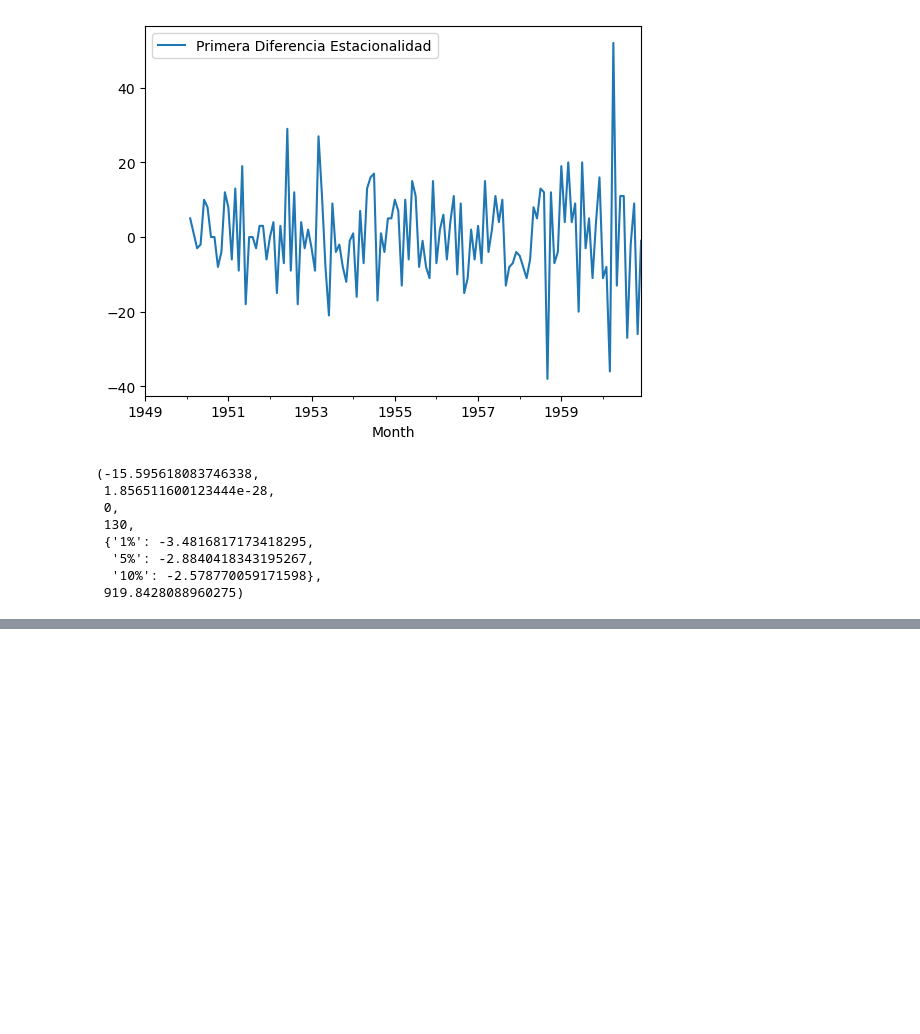
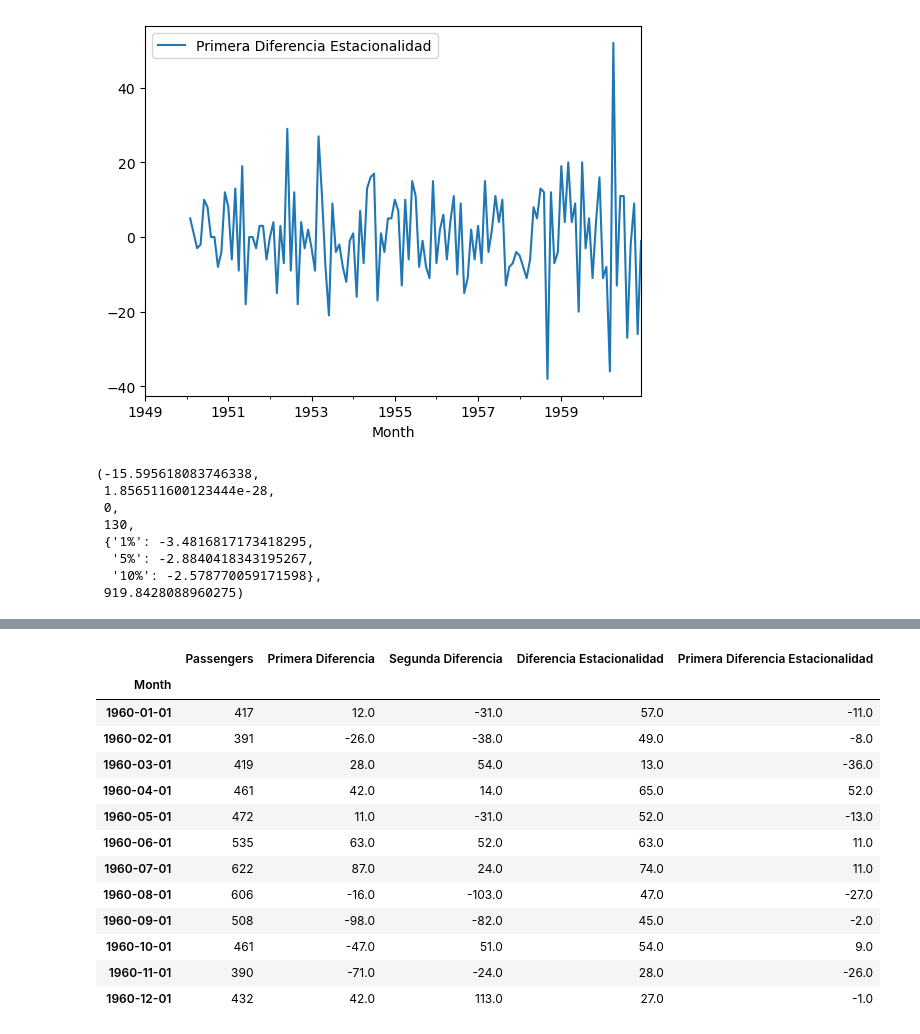
Before and after one commit to dparedes616/Series-de-Tiempo, a Jupyter notebook: ARIMA.ipynb, the cells around one changed output, grey strips where cells are left out. Drawn from its saved outputs; the diff is of its cells as text; code cells hidden in the pictures; blank space fills up the shorter version.

```diff
--- a/ARIMA.ipynb
+++ b/ARIMA.ipynb
@@ -423,0 +466,18 @@ tes_adf_prim_dif_est
+# %%
+tes = df_aerolinea[132:]
+tes
+# %% [output]
+|  | Passengers | Primera Diferencia | Segunda Diferencia | Diferencia Estacionalidad | Primera Diferencia Estacionalidad |
+| Month |  |  |  |  |  |
+| 1960-01-01 | 417 | 12.0 | -31.0 | 57.0 | -11.0 |
+| 1960-02-01 | 391 | -26.0 | -38.0 | 49.0 | -8.0 |
+| 1960-03-01 | 419 | 28.0 | 54.0 | 13.0 | -36.0 |
+| 1960-04-01 | 461 | 42.0 | 14.0 | 65.0 | 52.0 |
+| 1960-05-01 | 472 | 11.0 | -31.0 | 52.0 | -13.0 |
+| 1960-06-01 | 535 | 63.0 | 52.0 | 63.0 | 11.0 |
+| 1960-07-01 | 622 | 87.0 | 24.0 | 74.0 | 11.0 |
+| 1960-08-01 | 606 | -16.0 | -103.0 | 47.0 | -27.0 |
+| 1960-09-01 | 508 | -98.0 | -82.0 | 45.0 | -2.0 |
+| 1960-10-01 | 461 | -47.0 | 51.0 | 54.0 | 9.0 |
+| 1960-11-01 | 390 | -71.0 | -24.0 | 28.0 | -26.0 |
+| 1960-12-01 | 432 | 42.0 | 113.0 | 27.0 | -1.0 |
```
Also changed, not shown: parts of 6 cells of this notebook.
